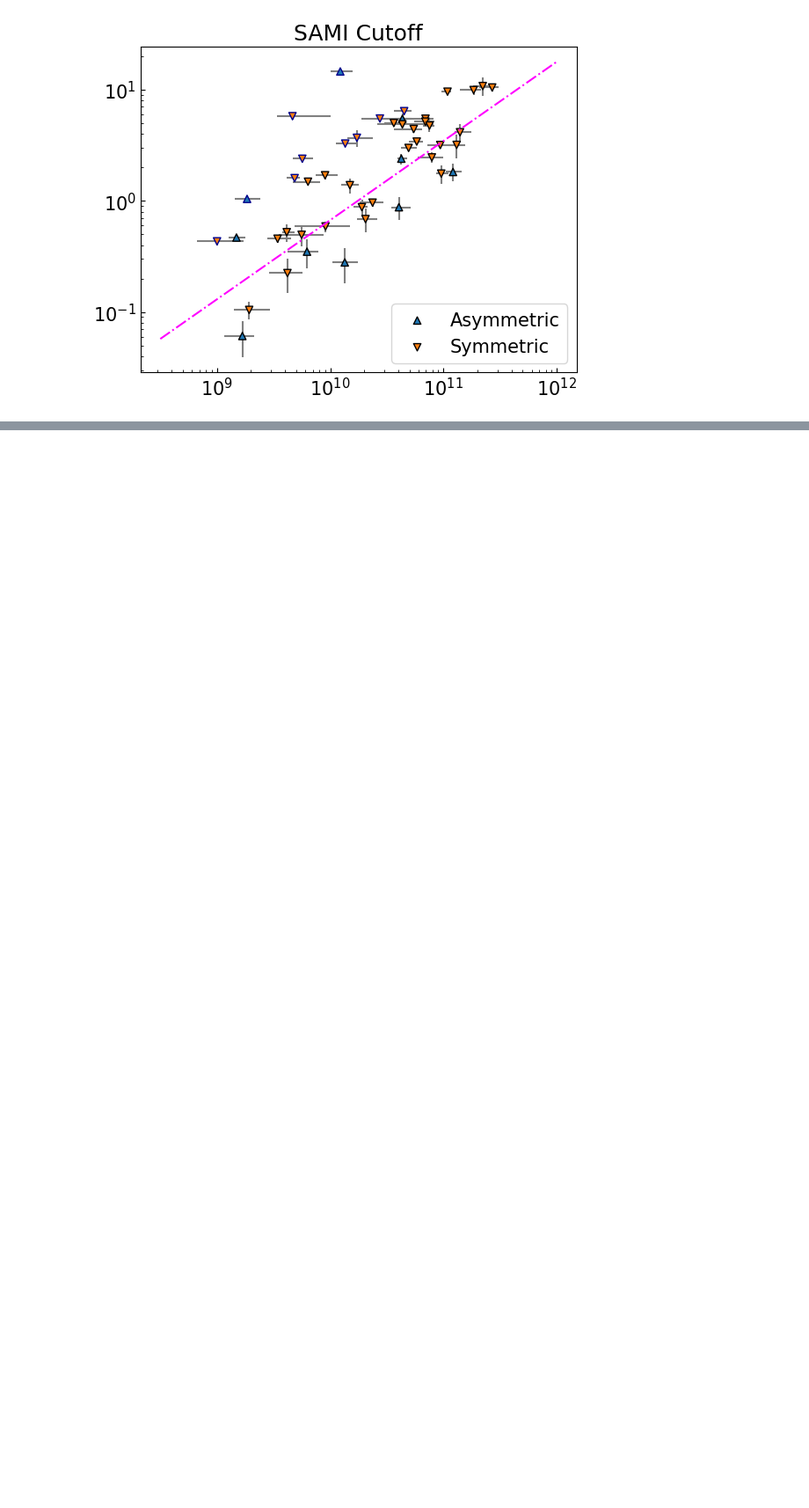
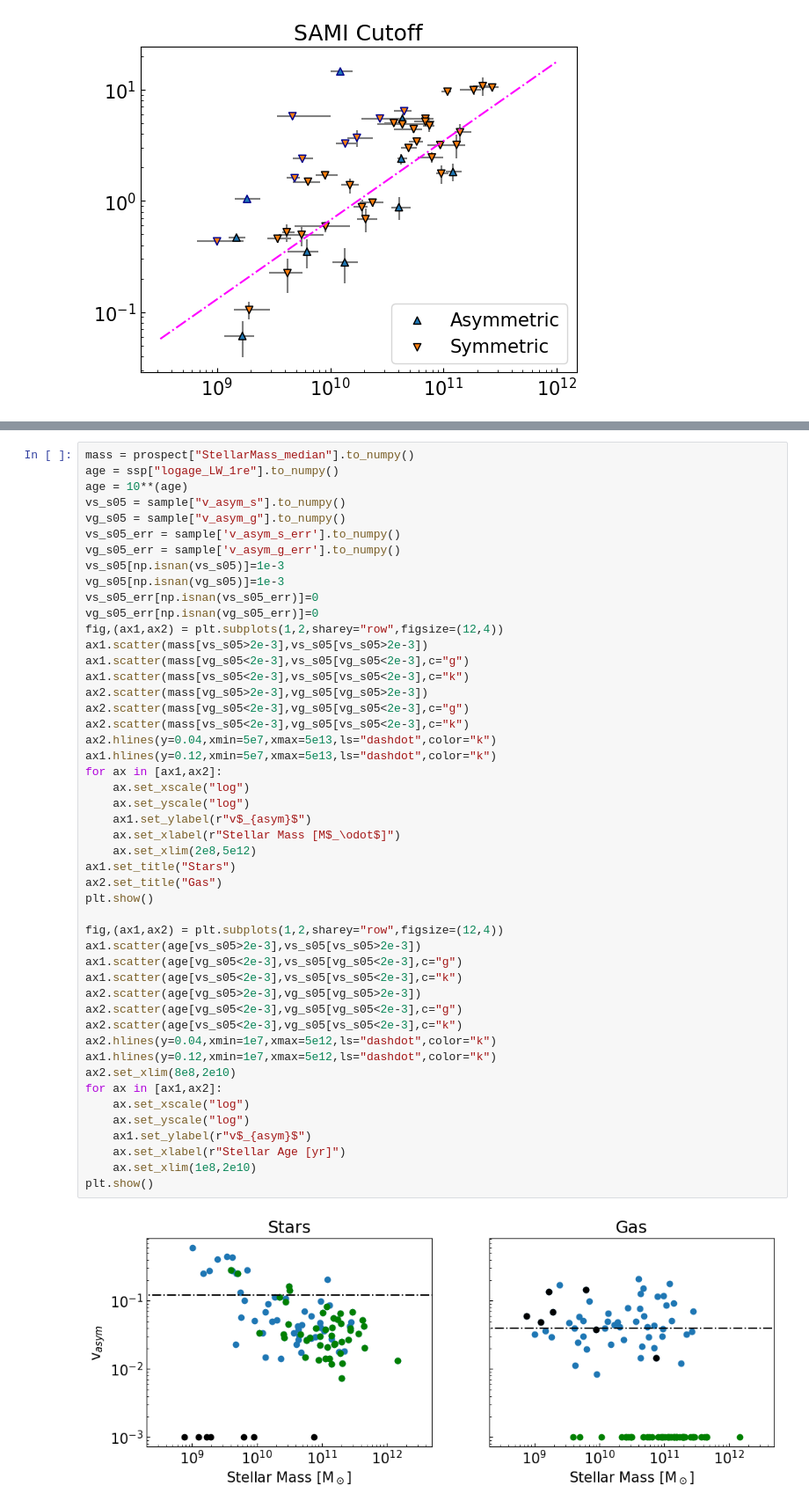
Before and after one commit to r-bagge/MAGPI_kinematics, a Jupyter notebook: plots.ipynb, the cells around one changed output, grey strips where cells are left out. Shown at 88% size. Drawn from its saved outputs; the diff is of its cells as text; blank space fills up the shorter version.

```diff
--- a/plots.ipynb
+++ b/plots.ipynb
@@ -248,0 +327,50 @@ plt.savefig("plots/paper2/s05_vs_k1.pdf",bbox_inches="tight")
+# %%
+mass = prospect["StellarMass_median"].to_numpy()
+age = ssp["logage_LW_1re"].to_numpy()
+age = 10**(age)
+vs_s05 = sample["v_asym_s"].to_numpy()
+vg_s05 = sample["v_asym_g"].to_numpy()
+vs_s05_err = sample['v_asym_s_err'].to_numpy()
+vg_s05_err = sample['v_asym_g_err'].to_numpy()
+vs_s05[np.isnan(vs_s05)]=1e-3
+vg_s05[np.isnan(vg_s05)]=1e-3
+vs_s05_err[np.isnan(vs_s05_err)]=0
+vg_s05_err[np.isnan(vg_s05_err)]=0
+fig,(ax1,ax2) = plt.subplots(1,2,sharey="row",figsize=(12,4))
+ax1.scatter(mass[vs_s05>2e-3],vs_s05[vs_s05>2e-3])
+ax1.scatter(mass[vg_s05<2e-3],vs_s05[vg_s05<2e-3],c="g")
+ax1.scatter(mass[vs_s05<2e-3],vs_s05[vs_s05<2e-3],c="k")
+ax2.scatter(mass[vg_s05>2e-3],vg_s05[vg_s05>2e-3])
+ax2.scatter(mass[vg_s05<2e-3],vg_s05[vg_s05<2e-3],c="g")
+ax2.scatter(mass[vs_s05<2e-3],vg_s05[vs_s05<2e-3],c="k")
+ax2.hlines(y=0.04,xmin=5e7,xmax=5e13,ls="dashdot",color="k")
+ax1.hlines(y=0.12,xmin=5e7,xmax=5e13,ls="dashdot",color="k")
+for ax in [ax1,ax2]:
+    ax.set_xscale("log")
+    ax.set_yscale("log")
+    ax1.set_ylabel(r"v$_{asym}$")
+    ax.set_xlabel(r"Stellar Mass [M$_\odot$]")
+    ax.set_xlim(2e8,5e12)
+ax1.set_title("Stars")
+ax2.set_title("Gas")
+plt.show()
+
+fig,(ax1,ax2) = plt.subplots(1,2,sharey="row",figsize=(12,4))
+ax1.scatter(age[vs_s05>2e-3],vs_s05[vs_s05>2e-3])
+ax1.scatter(age[vg_s05<2e-3],vs_s05[vg_s05<2e-3],c="g")
+ax1.scatter(age[vs_s05<2e-3],vs_s05[vs_s05<2e-3],c="k")
+ax2.scatter(age[vg_s05>2e-3],vg_s05[vg_s05>2e-3])
+ax2.scatter(age[vg_s05<2e-3],vg_s05[vg_s05<2e-3],c="g")
+ax2.scatter(age[vs_s05<2e-3],vg_s05[vs_s05<2e-3],c="k")
+ax2.hlines(y=0.04,xmin=1e7,xmax=5e12,ls="dashdot",color="k")
+ax1.hlines(y=0.12,xmin=1e7,xmax=5e12,ls="dashdot",color="k")
+ax2.set_xlim(8e8,2e10)
+for ax in [ax1,ax2]:
+    ax.set_xscale("log")
+    ax.set_yscale("log")
+    ax1.set_ylabel(r"v$_{asym}$")
+    ax.set_xlabel(r"Stellar Age [yr]")
+    ax.set_xlim(1e8,2e10)
+plt.show()
+# %% [output]
+[figure, added]
```
Also changed, not shown: parts of 9 cells of this notebook, 2 other files.
